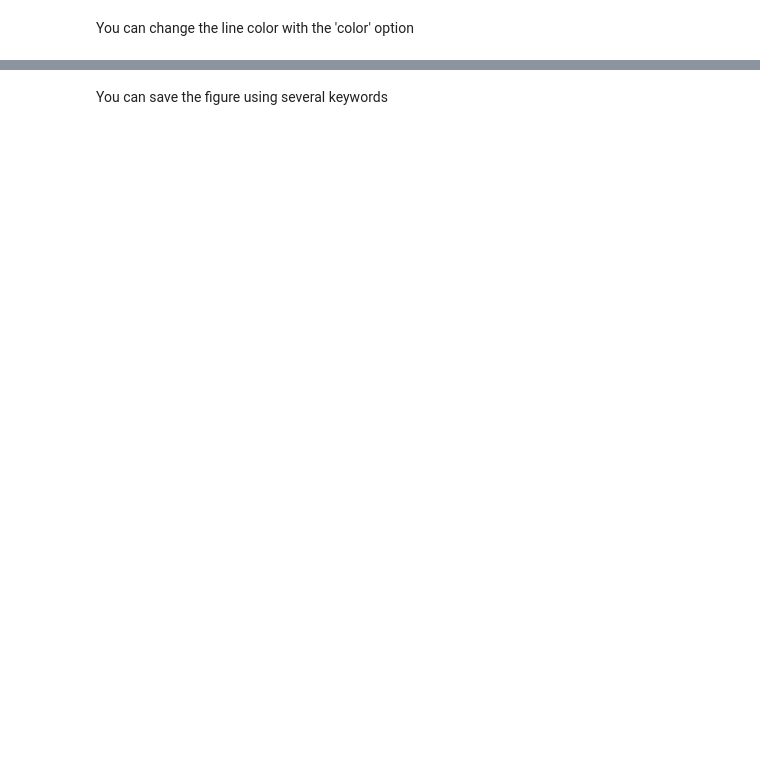
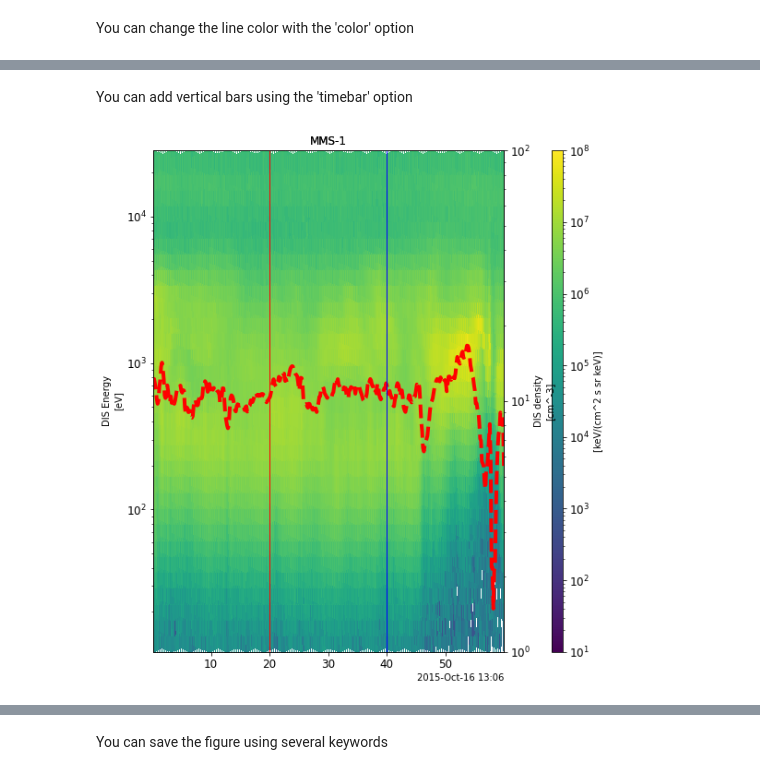
Before and after one commit to MAVENSDC/PyTplot, a Jupyter notebook: docs/PyTplot examples with matplotlib.ipynb, the cells around one changed output, grey strips where cells are left out. Saved outputs shown, nothing was run; the diff lists cells and outputs as text; code cells hidden in the pictures; blank space fills up the shorter version.

```diff
--- a/docs/PyTplot examples with matplotlib.ipynb
+++ b/docs/PyTplot examples with matplotlib.ipynb
@@ -217,0 +218,11 @@ tplot('dis_enspec_density', xsize=10, ysize=5)
+# %% [markdown]
+You can add vertical bars using the 'timebar' option
+# %%
+from pytplot import timebar
+
+timebar('2015-10-16 13:06:20', color='r')
+timebar('2015-10-16 13:06:40', color='b')
+
+tplot('dis_enspec_density')
+# %% [output]
+[figure, added]
```
Also changed, not shown: parts of 24 cells of this notebook.
